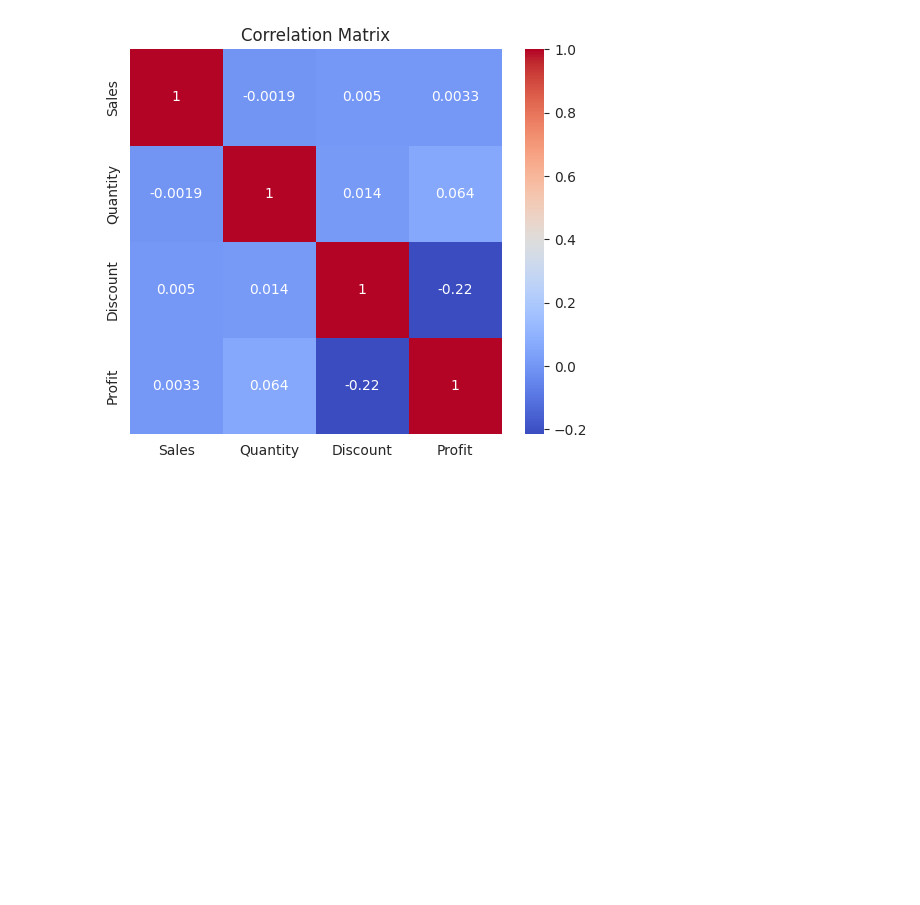
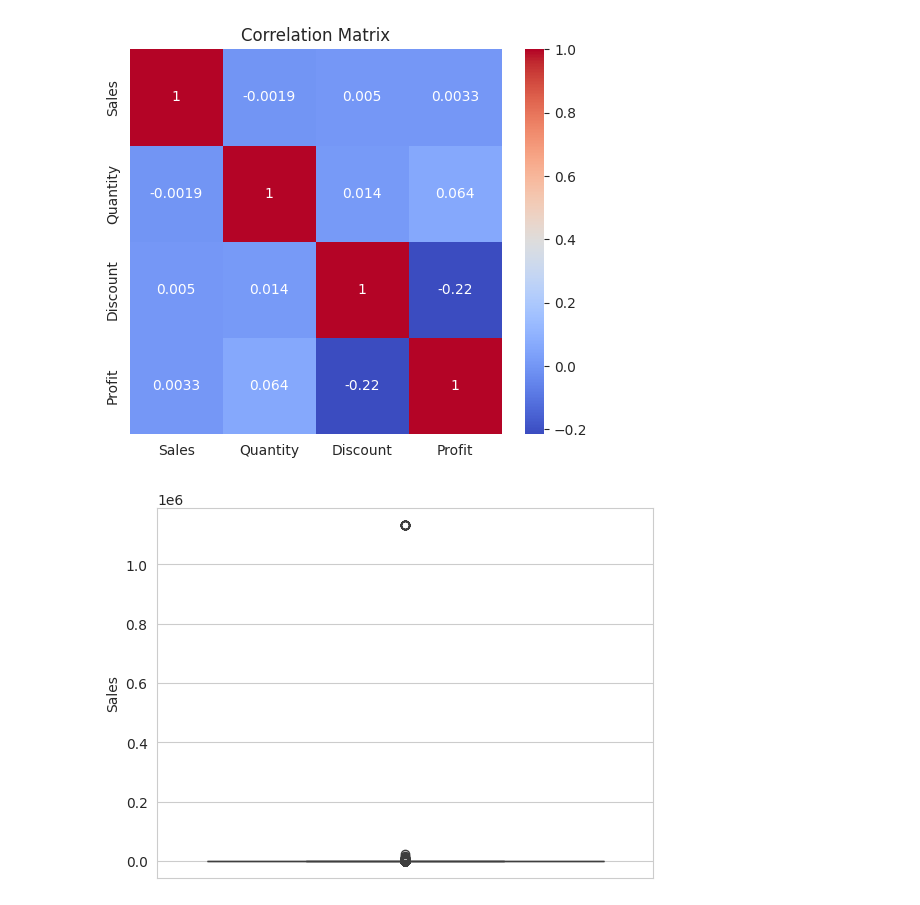
Before and after one commit to ABDELHAFIDaz/DataStore360, a Jupyter notebook: notebooks/EDA.ipynb, the cells around one changed output. Saved outputs shown, nothing was run; the diff lists cells and outputs as text; code cells hidden in the pictures; blank space fills up the shorter version.

```diff
--- a/notebooks/EDA.ipynb
+++ b/notebooks/EDA.ipynb
@@ -200,3 +197,8 @@ plt.title("Correlation Matrix")
 plt.show()
 # %% [output]
 [figure]
+# %%
+sns.boxplot(df['Sales'])
+plt.show()
+# %% [output]
+[figure, added]
```
Also changed, not shown: parts of 4 cells of this notebook, 3 other files.
